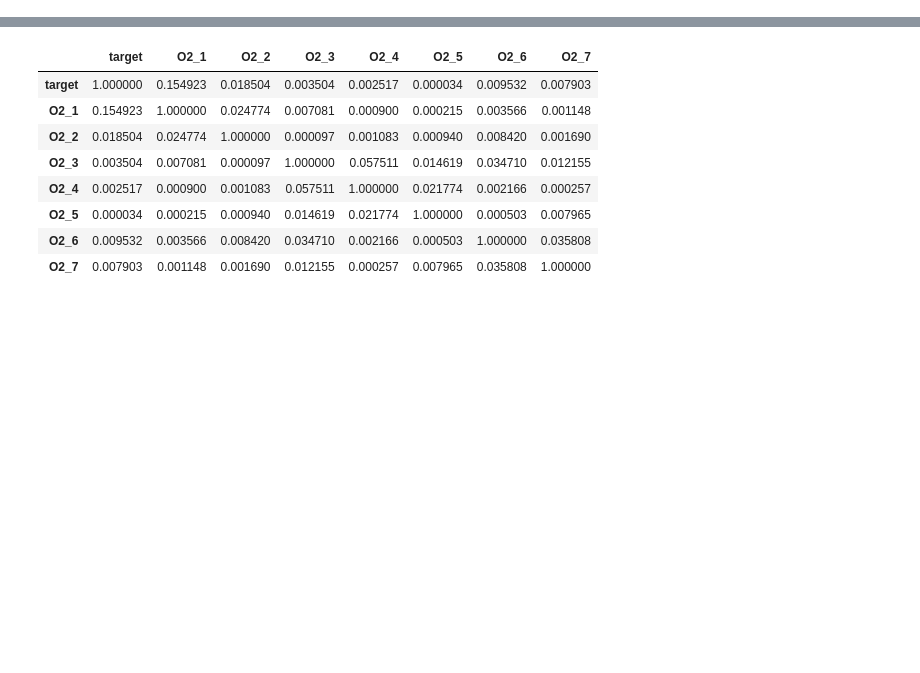
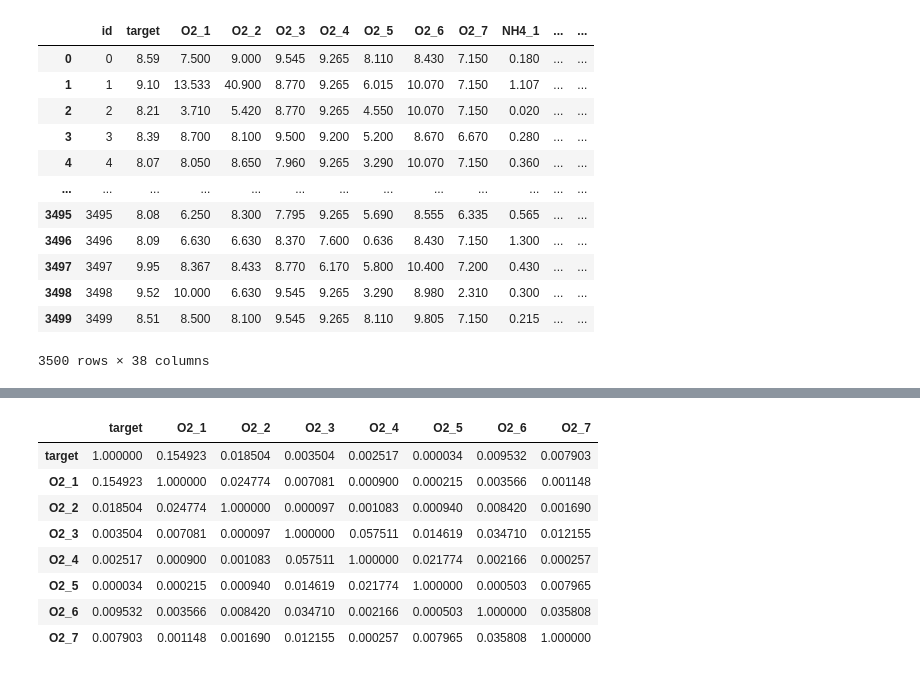
Before and after one commit to LazyDart/KaggleS3E21, a Jupyter notebook: data_creation.ipynb, the cells around one changed output, grey strips where cells are left out. Saved outputs shown, nothing was run; the diff lists cells and outputs as text; code cells hidden in the pictures; blank space fills up the shorter version.

```diff
--- a/data_creation.ipynb
+++ b/data_creation.ipynb
@@ -44,0 +67,16 @@ df = pd.read_csv("sample_submission.csv")
+# %%
+df
+# %% [output]
+|  | id | target | O2_1 | O2_2 | O2_3 | O2_4 | O2_5 | O2_6 | O2_7 | NH4_1 | ... | ... |
+| 0 | 0 | 8.59 | 7.500 | 9.000 | 9.545 | 9.265 | 8.110 | 8.430 | 7.150 | 0.180 | ... | ... |
+| 1 | 1 | 9.10 | 13.533 | 40.900 | 8.770 | 9.265 | 6.015 | 10.070 | 7.150 | 1.107 | ... | ... |
+| 2 | 2 | 8.21 | 3.710 | 5.420 | 8.770 | 9.265 | 4.550 | 10.070 | 7.150 | 0.020 | ... | ... |
+| 3 | 3 | 8.39 | 8.700 | 8.100 | 9.500 | 9.200 | 5.200 | 8.670 | 6.670 | 0.280 | ... | ... |
+| 4 | 4 | 8.07 | 8.050 | 8.650 | 7.960 | 9.265 | 3.290 | 10.070 | 7.150 | 0.360 | ... | ... |
+| ... | ... | ... | ... | ... | ... | ... | ... | ... | ... | ... | ... | ... |
+| 3495 | 3495 | 8.08 | 6.250 | 8.300 | 7.795 | 9.265 | 5.690 | 8.555 | 6.335 | 0.565 | ... | ... |
+| 3496 | 3496 | 8.09 | 6.630 | 6.630 | 8.370 | 7.600 | 0.636 | 8.430 | 7.150 | 1.300 | ... | ... |
+| 3497 | 3497 | 9.95 | 8.367 | 8.433 | 8.770 | 6.170 | 5.800 | 10.400 | 7.200 | 0.430 | ... | ... |
+| 3498 | 3498 | 9.52 | 10.000 | 6.630 | 9.545 | 9.265 | 3.290 | 8.980 | 2.310 | 0.300 | ... | ... |
+| 3499 | 3499 | 8.51 | 8.500 | 8.100 | 9.545 | 9.265 | 8.110 | 9.805 | 7.150 | 0.215 | ... | ... |
+3500 rows × 38 columns
```
Also changed, not shown: parts of 31 cells of this notebook, 1 other file.
